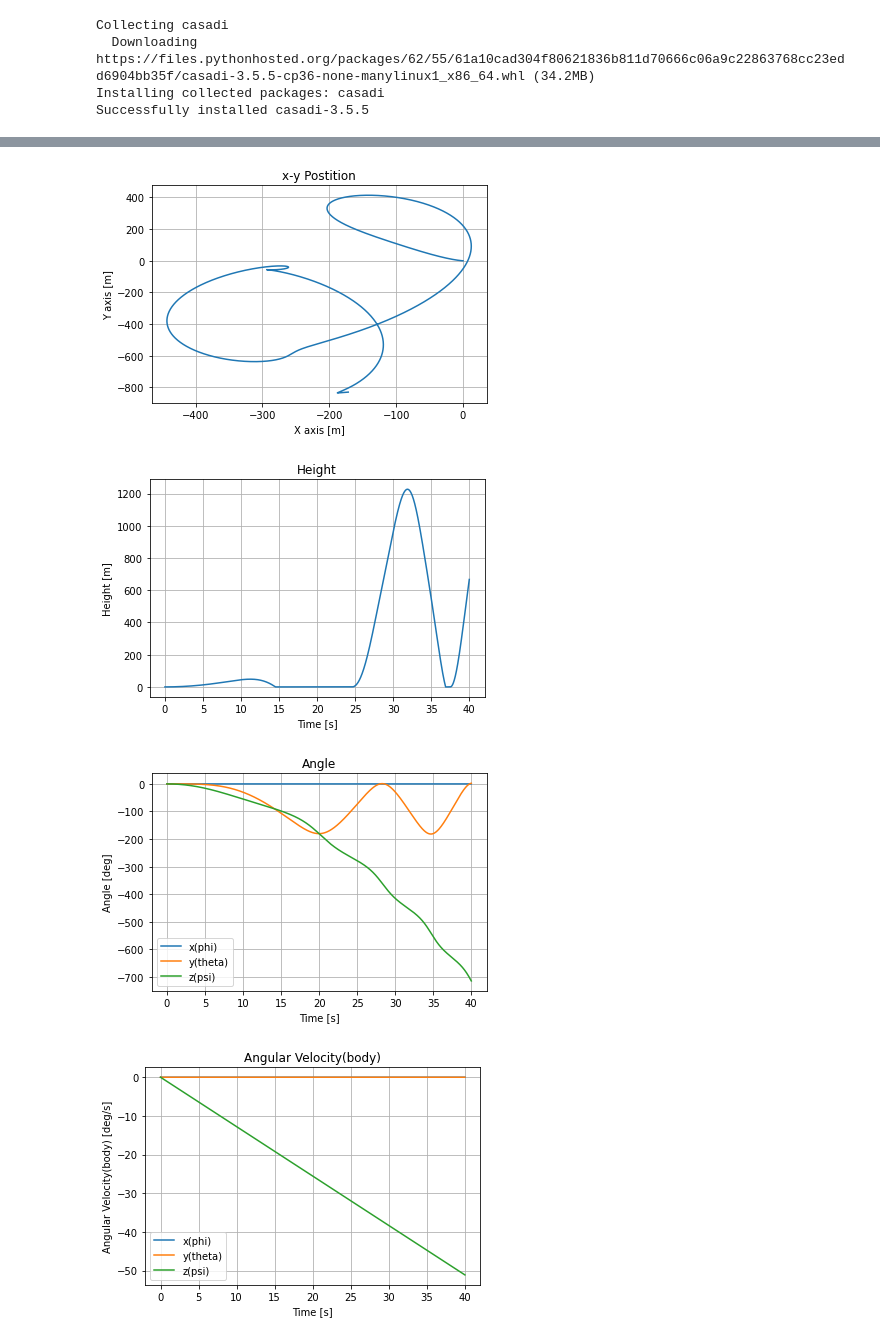
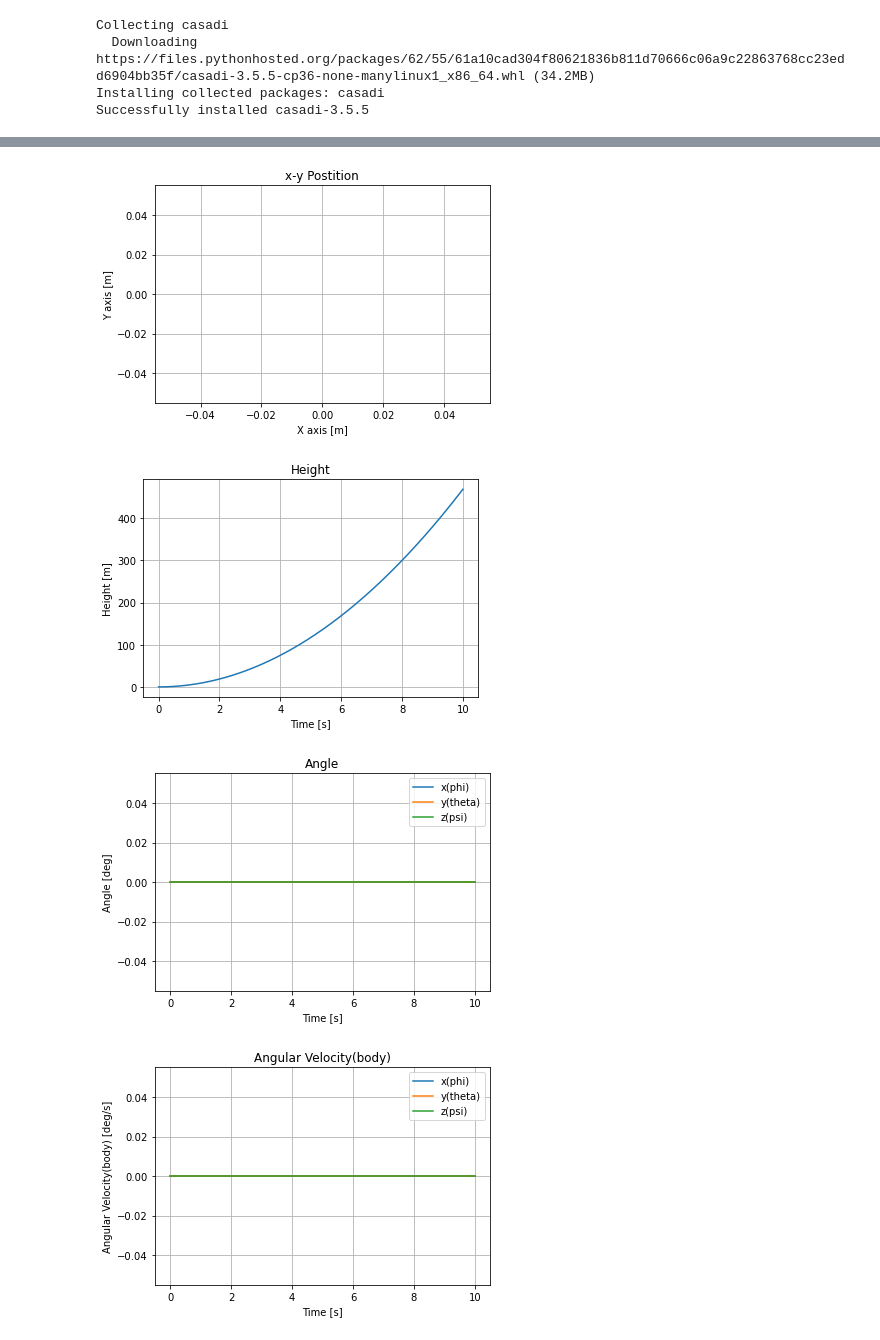
Before and after one commit to jjffkkgg/pytorch_practice, a Jupyter notebook: test_system/quadrotor/quadrotor_sim.ipynb, the cells around one changed output, grey strips where cells are left out. Saved outputs shown, nothing was run; the diff lists cells and outputs as text; code cells hidden in the pictures.

```diff
--- a/test_system/quadrotor/quadrotor_sim.ipynb
+++ b/test_system/quadrotor/quadrotor_sim.ipynb
@@ -195,7 +195,7 @@ def simulate(eqs: dict, dt: float, tf: float):
     x0 = [0]*12
     p0 = [1.3, 0.3, 0.1, 0.021, 0.021, 0.042]
 #     p0 = [1.3, 0.3, 0.1, 1,1,1]
-    u0 = [0.000,0.000,0.01,3.0]
+    u0 = [0.000,0.000,0.00,4]
     t_vect = np.arange(0, tf, dt)
     xi = x0
     data = {
@@ -227,7 +227,7 @@ def simulate(eqs: dict, dt: float, tf: float):
 # %%
 if __name__ == "__main__":
     quad_model = derive_equations()
-    data = simulate(quad_model, 0.01, 40)
+    data = simulate(quad_model, 0.01, 10)
 
     fig1 = plt.figure(1)
     ax = Axes3D(fig1)
@@ -282,4 +282,4 @@ if __name__ == "__main__":
-[figure, old version]
+[figure, new version]
-[figure, old version]
+[figure, new version]
-[figure, old version]
+[figure, new version]
-[figure, old version]
+[figure, new version]
```
Also changed, not shown: parts of 2 cells of this notebook, 10 other files.
